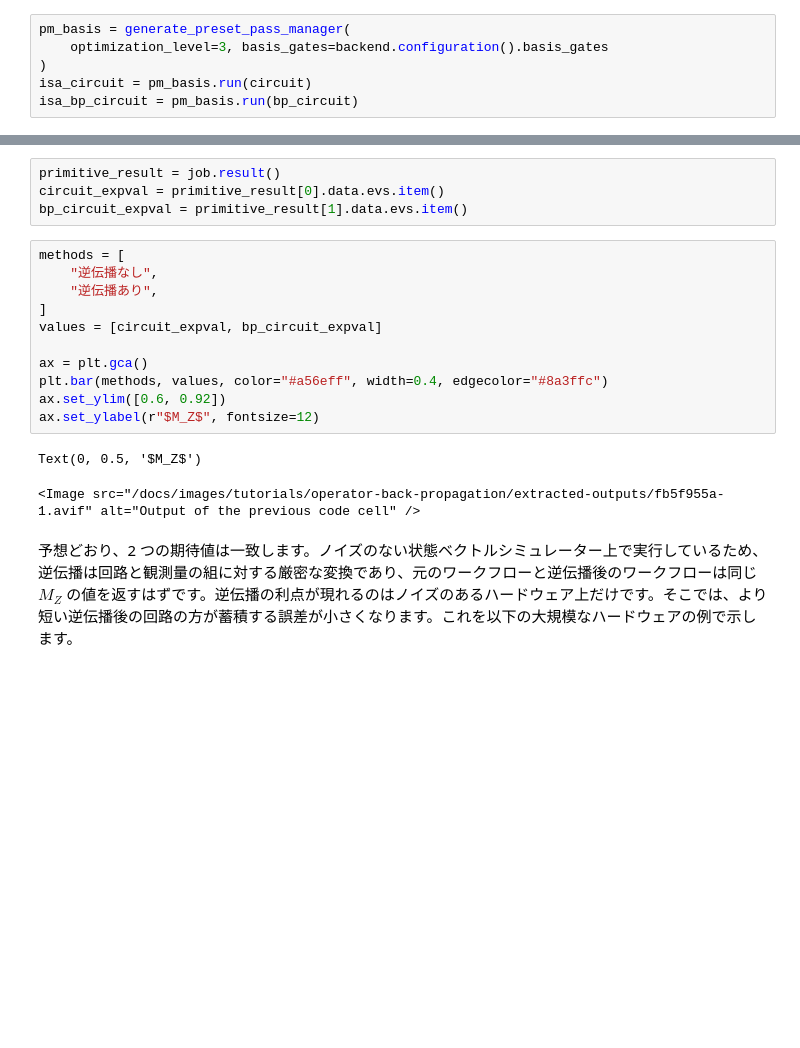
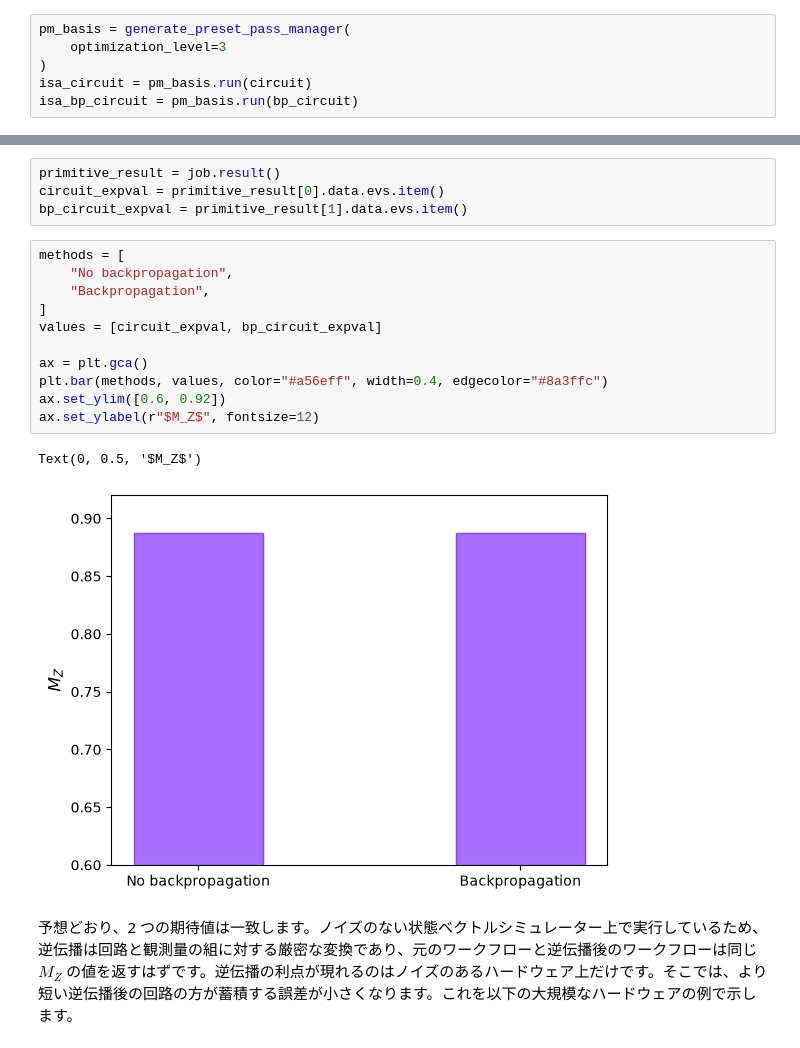
Before and after one commit to quantum-tokyo/introduction, a Jupyter notebook: src/tutorial/operator-back-propagation-ja.ipynb, the cells around one changed output, grey strips where cells are left out. Saved outputs shown, nothing was run; the diff lists cells and outputs as text; blank space fills up the shorter version.

```diff
--- a/src/tutorial/operator-back-propagation-ja.ipynb
+++ b/src/tutorial/operator-back-propagation-ja.ipynb
@@ -216,7 +215,7 @@ print(backend)
 <IBMBackend('ibm_kingston')>
 # %%
 pm_basis = generate_preset_pass_manager(
-    optimization_level=3, basis_gates=backend.configuration().basis_gates
+    optimization_level=3
 )
 isa_circuit = pm_basis.run(circuit)
 isa_bp_circuit = pm_basis.run(bp_circuit)
@@ -238,20 +237,20 @@ job = estimator.run(pubs)
 primitive_result = job.result()
 circuit_expval = primitive_result[0].data.evs.item()
 bp_circuit_expval = primitive_result[1].data.evs.item()
-# %%
-methods = [
-    "逆伝播なし",
-    "逆伝播あり",
-]
-values = [circuit_expval, bp_circuit_expval]
-
-ax = plt.gca()
-plt.bar(methods, values, color="#a56eff", width=0.4, edgecolor="#8a3ffc")
-ax.set_ylim([0.6, 0.92])
-ax.set_ylabel(r"$M_Z$", fontsize=12)
-# %% [output]
-Text(0, 0.5, '$M_Z$')
-<Image src="/docs/images/tutorials/operator-back-propagation/extracted-outputs/fb5f955a-1.avif" alt="Output of the previous code cell" />
+# %%
+methods = [
+    "No backpropagation",
+    "Backpropagation",
+]
+values = [circuit_expval, bp_circuit_expval]
+
+ax = plt.gca()
+plt.bar(methods, values, color="#a56eff", width=0.4, edgecolor="#8a3ffc")
+ax.set_ylim([0.6, 0.92])
+ax.set_ylabel(r"$M_Z$", fontsize=12)
+# %% [output]
+Text(0, 0.5, '$M_Z$')
+[figure, added]
 # %% [markdown]
 予想どおり、2 つの期待値は一致します。ノイズのない状態ベクトルシミュレーター上で実行しているため、逆伝播は回路と観測量の組に対する厳密な変換であり、元のワークフローと逆伝播後のワークフローは同じ $M_Z$ の値を返すはずです。逆伝播の利点が現れるのはノイズのあるハードウェア上だけです。そこでは、より短い逆伝播後の回路の方が蓄積する誤差が小さくなります。これを以下の大規模なハードウェアの例で示します。
 # %% [markdown]
```
Also changed, not shown: parts of 9 cells of this notebook, 6 other files.
